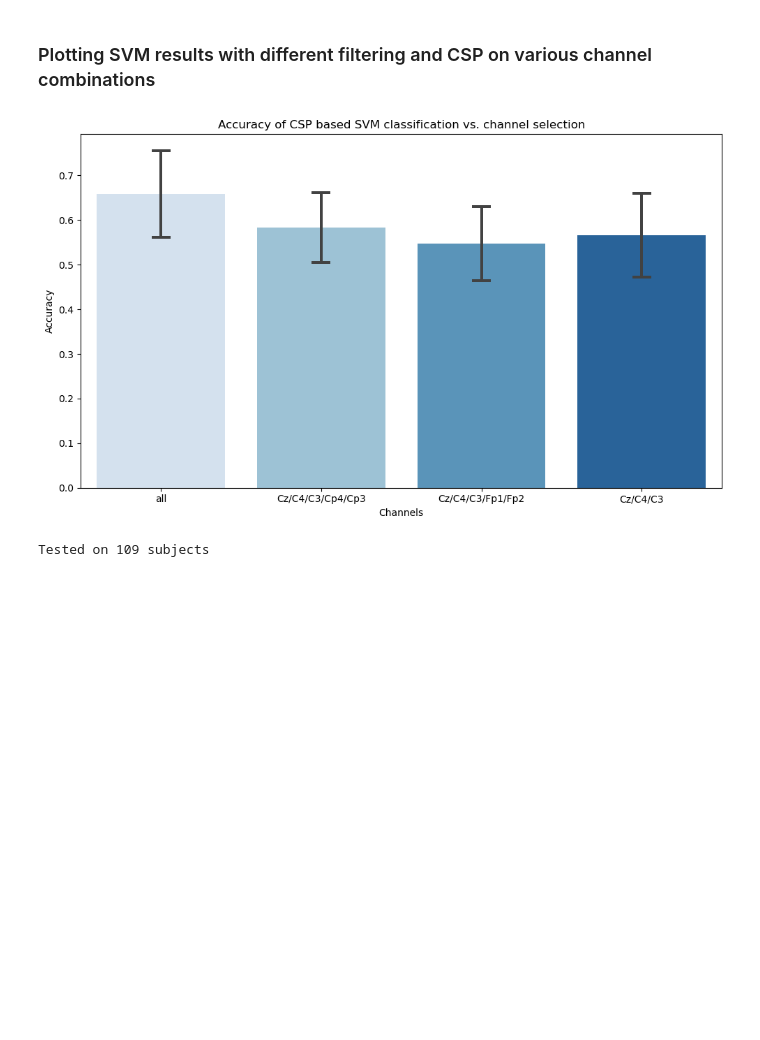
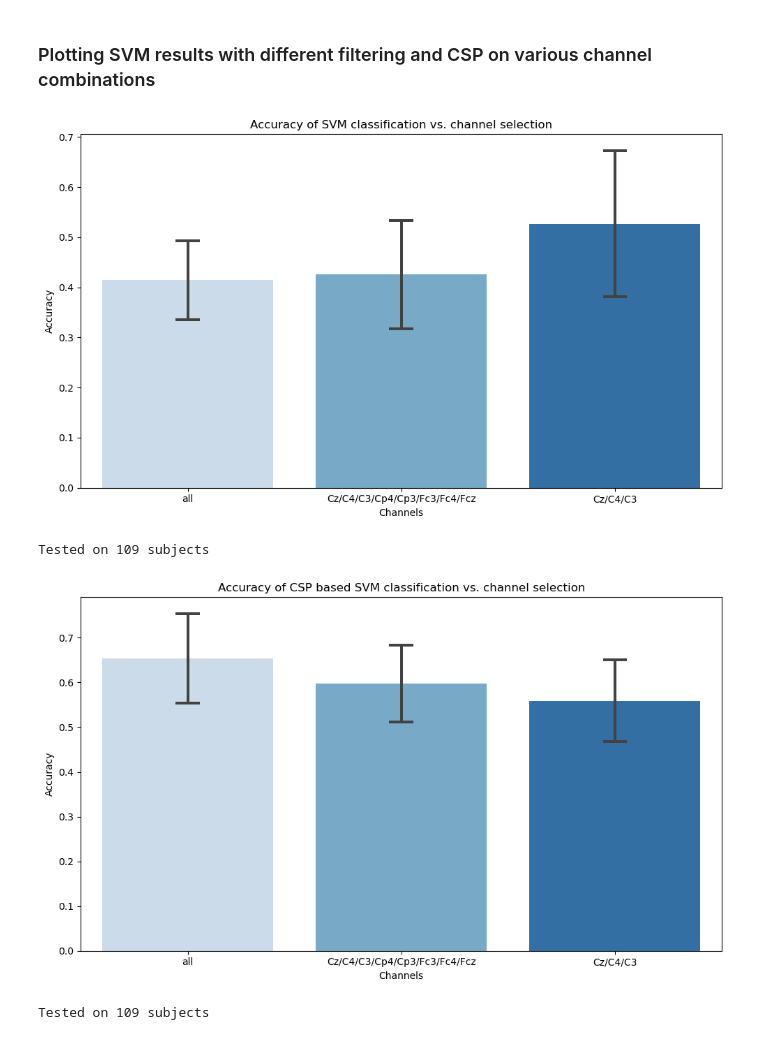
Before and after one commit to matthew-alegrado/cogs-189, a Jupyter notebook: project.ipynb, the cells around one changed output. Drawn from its saved outputs; the diff is of its cells as text; code cells hidden in the pictures; blank space fills up the shorter version.

Commit message:
svm plots finished

```diff
--- a/project.ipynb
+++ b/project.ipynb
@@ -700,15 +700,17 @@ bands = {'alpha':(8,12),'beta':(13,30),'gamma':(30,79)}
 # Modify these to try different combinations
 test_channels = [
     'all',
-    ['Cz..','C4..','C3..','Cp4.','Cp3.'],
-    ['Cz..','C4..','C3..','Fp1.','Fp2.'],
+    ['Cz..','C4..','C3..','Cp4.','Cp3.','Fc3.','Fc4.','Fcz.'],
     ['Cz..','C4..','C3..']
 ]
 # %%
 plot_svm_accuracy(subject_data,test_channels=test_channels,subject_range=109)
+plot_svm_accuracy(subject_data,test_channels=test_channels,subject_range=109,csp=True)
 # %% [output]
-[figure, old version]
+[figure, new version]
 Tested on 109 subjects
+[figure, added]
+Tested on 109 subjects
 # %%
 plot_svm_accuracy(subject_data,test_channels=test_channels,filter_bands=bands['alpha'],subject_range=109)
 plot_svm_accuracy(subject_data,test_channels=test_channels,filter_bands=bands['alpha'],csp=True,subject_range=109)
```
Also changed, not shown: parts of 3 cells of this notebook.
